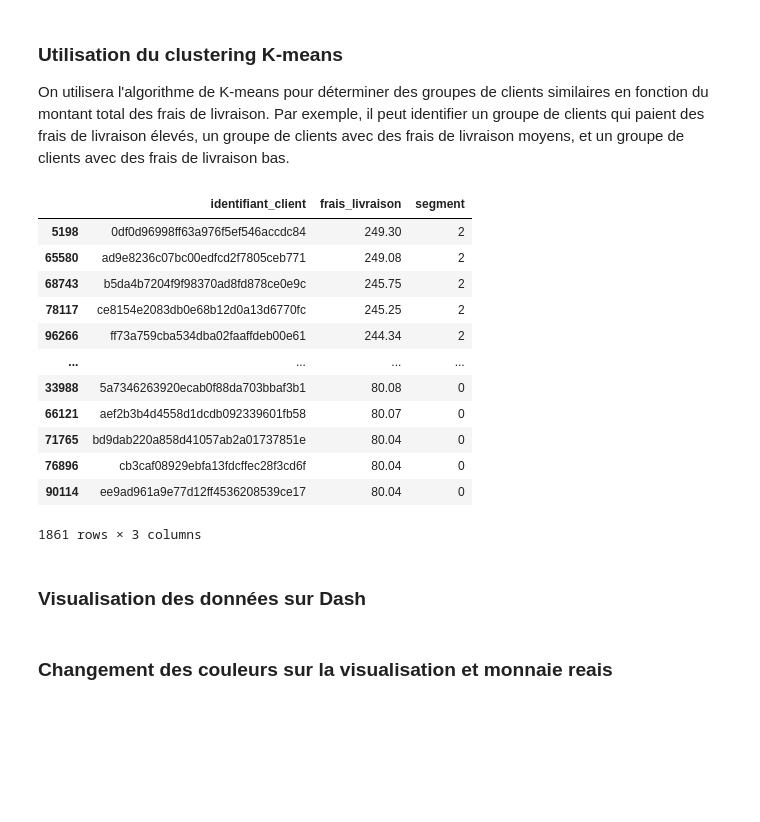
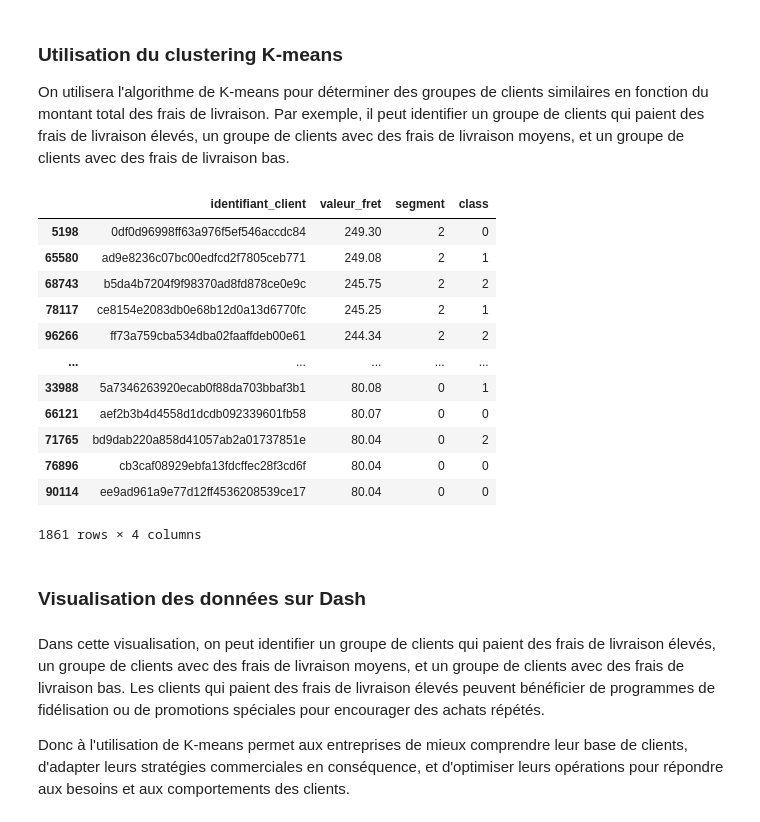
Before and after one commit to Jeremi971/analyse_e_commerce_md5, a Jupyter notebook: analyse.ipynb, the cells around one changed output. Saved outputs shown, nothing was run; the diff lists cells and outputs as text; code cells hidden in the pictures; blank space fills up the shorter version.

```diff
--- a/analyse.ipynb
+++ b/analyse.ipynb
@@ -185,7 +185,7 @@ from sklearn.preprocessing import StandardScaler
 
 # Normalisation des données
 scaler = StandardScaler()
-X = scaler.fit_transform(df_sorted_customers[['frais_livraison']])
+X = scaler.fit_transform(df_sorted_customers[['valeur_fret']])
 # %% [markdown]
 ### Utilisation du clustering K-means
 
@@ -194,26 +194,32 @@ On utilisera l'algorithme de K-means pour déterminer des groupes de clients sim
 # Clustering des clients en 20 segments
 kmeans = KMeans(n_clusters=3, random_state=42)
 df_sorted_customers['segment'] = kmeans.fit_predict(X)
-# %%
-df_sorted_customers
-# %% [output]
-|  | identifiant_client | frais_livraison | segment |
-| 5198 | 0df0d96998ff63a976f5ef546accdc84 | 249.30 | 2 |
-| 65580 | ad9e8236c07bc00edfcd2f7805ceb771 | 249.08 | 2 |
-| 68743 | b5da4b7204f9f98370ad8fd878ce0e9c | 245.75 | 2 |
-| 78117 | ce8154e2083db0e68b12d0a13d6770fc | 245.25 | 2 |
-| 96266 | ff73a759cba534dba02faaffdeb00e61 | 244.34 | 2 |
-| ... | ... | ... | ... |
-| 33988 | 5a7346263920ecab0f88da703bbaf3b1 | 80.08 | 0 |
-| 66121 | aef2b3b4d4558d1dcdb092339601fb58 | 80.07 | 0 |
-| 71765 | bd9dab220a858d41057ab2a01737851e | 80.04 | 0 |
-| 76896 | cb3caf08929ebfa13fdcffec28f3cd6f | 80.04 | 0 |
-| 90114 | ee9ad961a9e77d12ff4536208539ce17 | 80.04 | 0 |
-1861 rows × 3 columns
+# %%
+import numpy as np
+
+df_sorted_customers['class'] = np.random.randint(0, 3, size=len(df_sorted_customers))  # Ajout de la classe aléatoire
+# %% [output]
+|  | identifiant_client | valeur_fret | segment | class |
+| 5198 | 0df0d96998ff63a976f5ef546accdc84 | 249.30 | 2 | 0 |
+| 65580 | ad9e8236c07bc00edfcd2f7805ceb771 | 249.08 | 2 | 1 |
+| 68743 | b5da4b7204f9f98370ad8fd878ce0e9c | 245.75 | 2 | 2 |
+| 78117 | ce8154e2083db0e68b12d0a13d6770fc | 245.25 | 2 | 1 |
+| 96266 | ff73a759cba534dba02faaffdeb00e61 | 244.34 | 2 | 2 |
+| ... | ... | ... | ... | ... |
+| 33988 | 5a7346263920ecab0f88da703bbaf3b1 | 80.08 | 0 | 1 |
+| 66121 | aef2b3b4d4558d1dcdb092339601fb58 | 80.07 | 0 | 0 |
+| 71765 | bd9dab220a858d41057ab2a01737851e | 80.04 | 0 | 2 |
+| 76896 | cb3caf08929ebfa13fdcffec28f3cd6f | 80.04 | 0 | 0 |
+| 90114 | ee9ad961a9e77d12ff4536208539ce17 | 80.04 | 0 | 0 |
+1861 rows × 4 columns
 # %% [markdown]
 ### Visualisation des données sur Dash
-# %% [markdown]
-### Changement des couleurs sur la visualisation et monnaie reais
+# %% [markdown]
+
+Dans cette visualisation, on peut identifier un groupe de clients qui paient des frais de livraison élevés, un groupe de clients avec des frais de livraison moyens, et un groupe de clients avec des frais de livraison bas.
+Les clients qui paient des frais de livraison élevés peuvent bénéficier de programmes de fidélisation ou de promotions spéciales pour encourager des achats répétés.
+
+Donc à l'utilisation de K-means permet aux entreprises de mieux comprendre leur base de clients, d'adapter leurs stratégies commerciales en conséquence, et d'optimiser leurs opérations pour répondre aux besoins et aux comportements des clients.
 # %%
 import dash
 from dash import dcc, html
```
Also changed, not shown: parts of 5 cells of this notebook.
